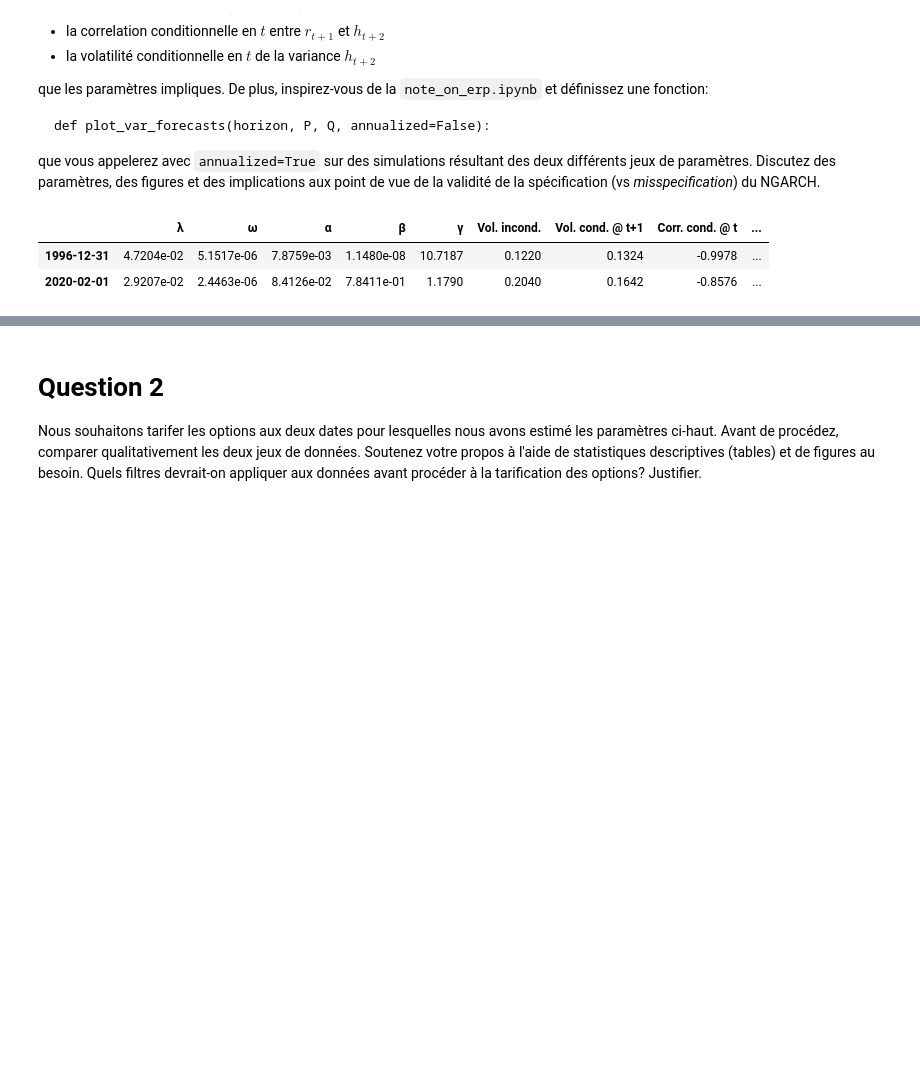
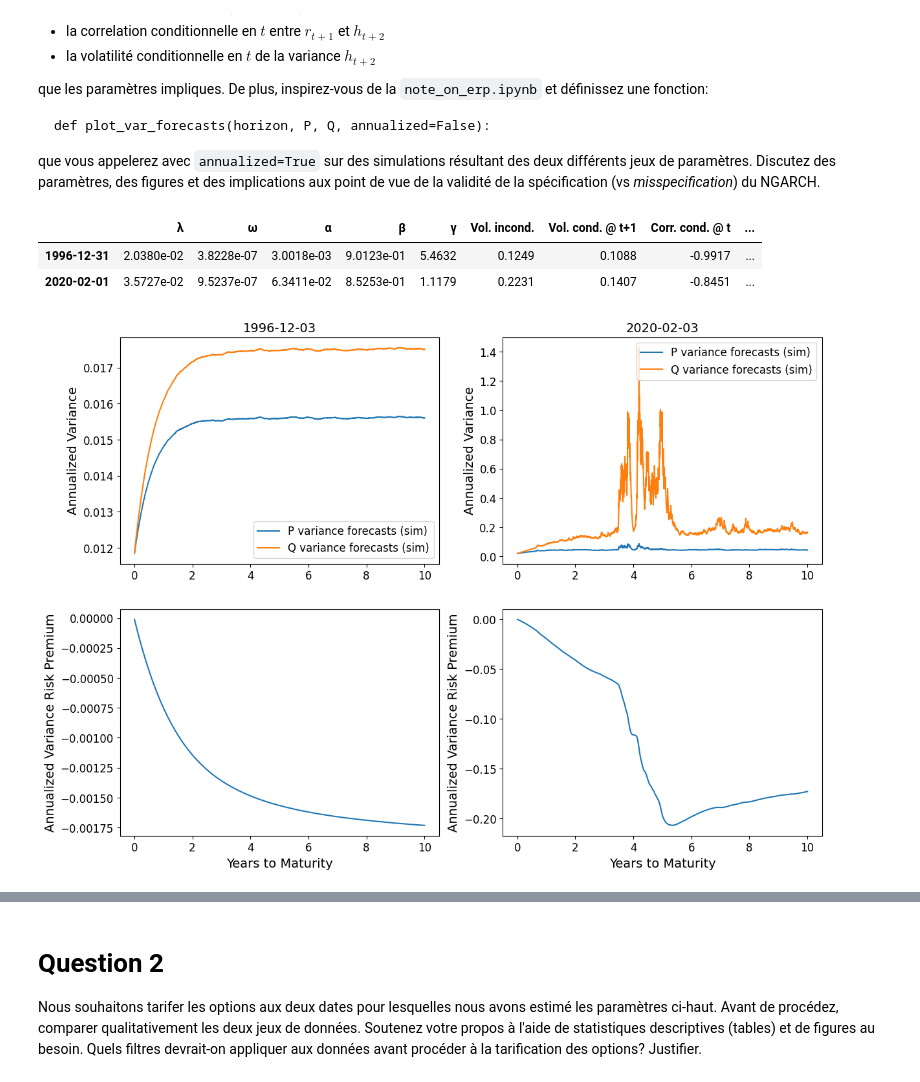
Before and after one commit to widelc/TP2_PD, a Jupyter notebook: assignment2.ipynb, the cells around one changed output, grey strips where cells are left out. Cells and saved outputs as stored; diff of their text form; code cells hidden in the pictures; blank space fills up the shorter version.

```diff
--- a/assignment2.ipynb
+++ b/assignment2.ipynb
@@ -62,19 +78,36 @@ que vous appelerez avec `annualized=True` sur des simulations résultant des deu
 # %%
 # Inputs pour initialiser le MLE
 time_t = np.datetime64('1996-12-31')
 ng1996 = ngarch.initialize_at(time_t, log_xreturns, days_in_year)
 
 time_t = np.datetime64('2020-02-01')
 ng2020 = ngarch.initialize_at(time_t, log_xreturns, days_in_year)
 
 # MLE + nouveaux paramètres NGARCH
 ng1996 = f_NGARCH(ng1996)
 ng2020 = f_NGARCH(ng2020)
 
 # Table de sortie
 out_Q1 = f_out_format_Q1([ng1996, ng2020])
+
+# Inputs pour les simulations
+n_days  = 10*days_in_year
+n_paths = 10000
+
+# Simulation sous P
+P_1996 = measure( *ng1996.simulateP(100, n_days, n_paths, ng1996.P_predict_h()))
+P_2020 = measure( *ng2020.simulateP(100, n_days, n_paths, ng2020.P_predict_h(), P_1996.z))
+
+# Simulation sous Q
+Q_1996 = measure( *ng1996.simulateQ(100, n_days, n_paths, ng1996.Q_predict_h(), P_1996.z))
+Q_2020 = measure( *ng2020.simulateQ(100, n_days, n_paths, ng2020.Q_predict_h(), P_1996.z))
+
+# Graphique des variances conditionnelles prévues
+horizon = np.arange(1,n_days+2) / days_in_year
+plot    = plot_var_forecasts2(horizon = horizon, P = [P_1996, P_2020], Q = [Q_1996, Q_2020], annualized=True)
 out_Q1
 # %% [output]
 |  | λ | ω | α | β | γ | Vol. incond. | Vol. cond. @ t+1 | Corr. cond. @ t | ... |
-| 1996-12-31 | 4.7204e-02 | 5.1517e-06 | 7.8759e-03 | 1.1480e-08 | 10.7187 | 0.1220 | 0.1324 | -0.9978 | ... |
-| 2020-02-01 | 2.9207e-02 | 2.4463e-06 | 8.4126e-02 | 7.8411e-01 | 1.1790 | 0.2040 | 0.1642 | -0.8576 | ... |
+| 1996-12-31 | 2.0380e-02 | 3.8228e-07 | 3.0018e-03 | 9.0123e-01 | 5.4632 | 0.1249 | 0.1088 | -0.9917 | ... |
+| 2020-02-01 | 3.5727e-02 | 9.5237e-07 | 6.3411e-02 | 8.5253e-01 | 1.1179 | 0.2231 | 0.1407 | -0.8451 | ... |
+[figure, added]
```
Also changed, not shown: parts of 19 cells of this notebook, 1 other file.
